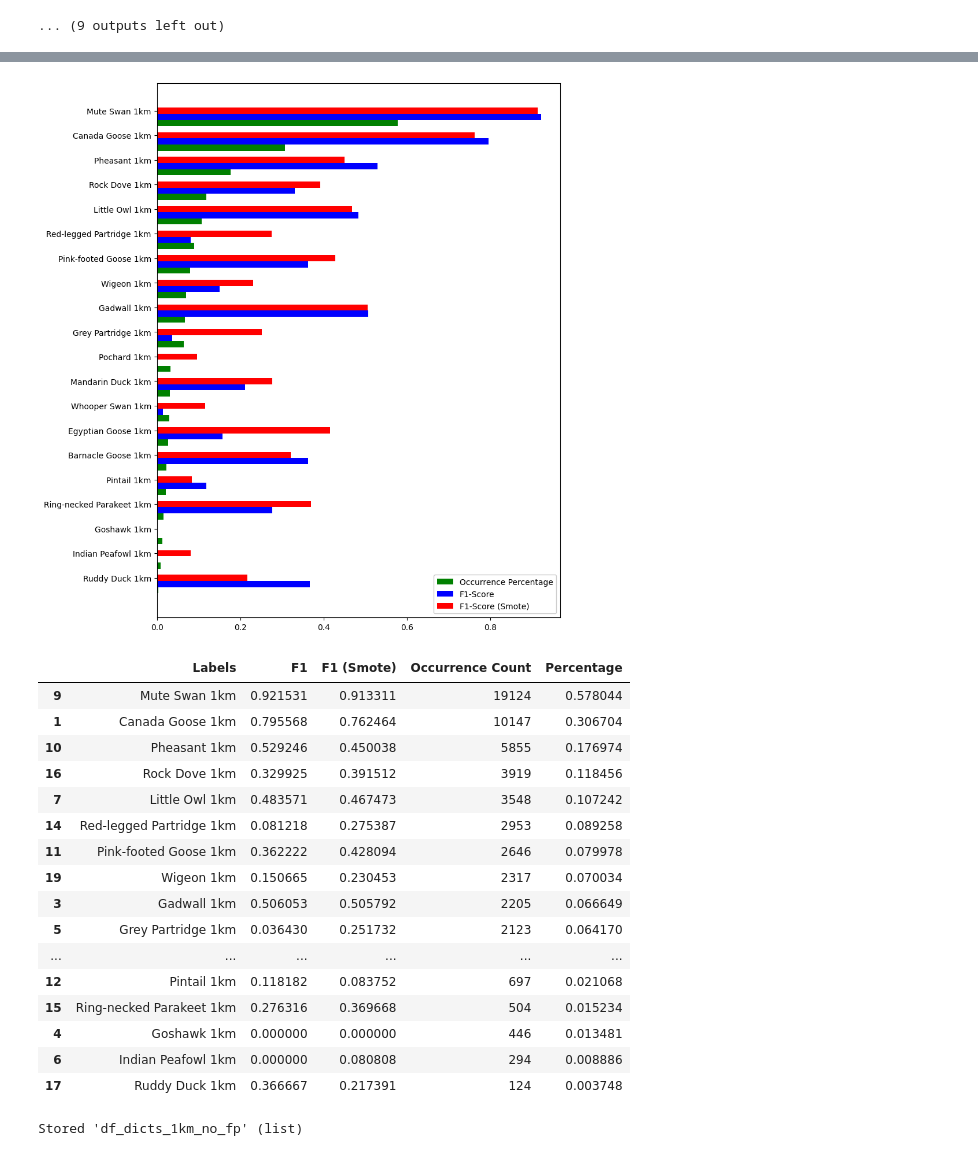
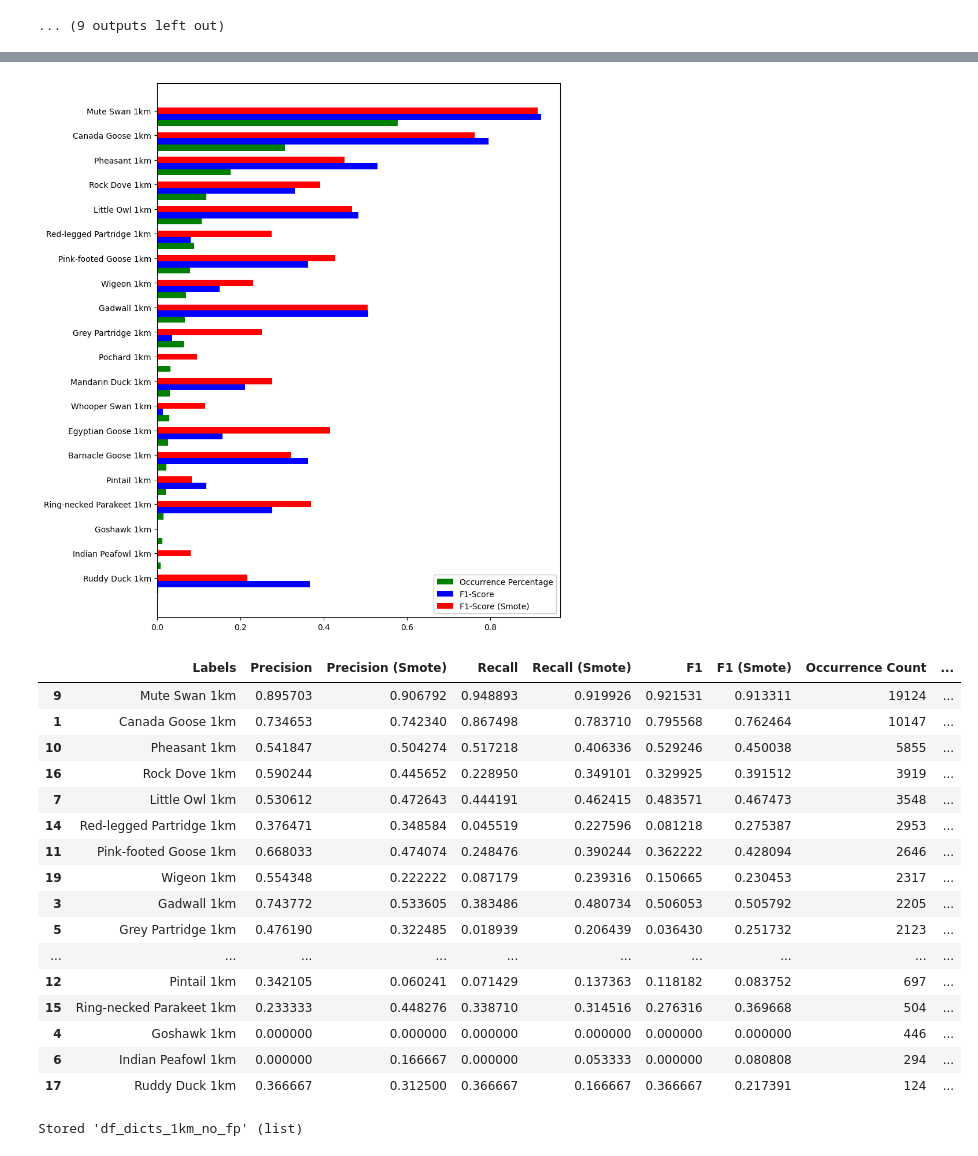
Before and after one commit to TimmoTismo/Invasive-Species-Distribution-Modelling, a Jupyter notebook: 1km_individual_species_model_different_features.ipynb, the cells around one changed output, grey strips where cells are left out. Saved outputs shown, nothing was run; the diff lists cells and outputs as text; code cells hidden in the pictures.

```diff
--- a/1km_individual_species_model_different_features.ipynb
+++ b/1km_individual_species_model_different_features.ipynb
@@ -574,53 +574,66 @@ import matplotlib.pyplot as plt
 plt.rcParams['figure.figsize'] = [9, 12]
 
 occurrence_count, occurrence_percentage = All_bird_occurrences['Occurrence Count'], All_bird_occurrences['Percentage']
+precision = []
+precision_smote = []
+recall = []
+recall_smote = []
 f1 = []
 f1_smote = []
 labels = []
 for dict in df_dicts:
+    precision.append(dict['report']['1']['precision'])
+    precision_smote.append(dict['report_smote']['1']['precision'])
+    recall.append(dict['report']['1']['recall'])
+    recall_smote.append(dict['report_smote']['1']['recall'])
     f1.append(dict['report']['1']['f1-score'])
     f1_smote.append(dict['report_smote']['1']['f1-score'])
     labels.append(dict['name'])
 
 
 
-scores = pd.DataFrame({'Labels' : labels, 'F1': f1, 'F1 (Smote)': f1_smote,'Occurrence Count' : occurrence_count, 'Percentage' : occurrence_percentage} )
+scores = pd.DataFrame({'Labels' : labels,
+                        'Precision': precision, 'Precision (Smote)': precision_smote,
+                        'Recall': recall, 'Recall (Smote)': recall_smote,
+                        'F1': f1, 'F1 (Smote)': f1_smote,
+                        'Occurrence Count' : occurrence_count, 'Percentage' : occurrence_percentage} )
+
 scores.sort_values('Occurrence Count', inplace=True)
 
 n=20
 r = np.arange(n)
 height = 0.25
 
 plt.barh(r, 'Percentage', data=scores, label='Occurrence Percentage', height = height, color='g')
 plt.barh(r+height, 'F1', data=scores, label='F1-Score',  height= height, color='b')
 plt.barh(r+height*2, 'F1 (Smote)', data=scores, label='F1-Score (Smote)',  height = height, color='r')
 plt.legend(framealpha=1, frameon=True)
 plt.yticks(r+height*2, scores['Labels'])
 
 
 plt.show()
 
 
 scores.sort_values('Occurrence Count', ascending=False)
 # %% [output]
 [figure]
-|  | Labels | F1 | F1 (Smote) | Occurrence Count | Percentage |
-| 9 | Mute Swan 1km | 0.921531 | 0.913311 | 19124 | 0.578044 |
-| 1 | Canada Goose 1km | 0.795568 | 0.762464 | 10147 | 0.306704 |
-| 10 | Pheasant 1km | 0.529246 | 0.450038 | 5855 | 0.176974 |
-| 16 | Rock Dove 1km | 0.329925 | 0.391512 | 3919 | 0.118456 |
-| 7 | Little Owl 1km | 0.483571 | 0.467473 | 3548 | 0.107242 |
-| 14 | Red-legged Partridge 1km | 0.081218 | 0.275387 | 2953 | 0.089258 |
-| 11 | Pink-footed Goose 1km | 0.362222 | 0.428094 | 2646 | 0.079978 |
-| 19 | Wigeon 1km | 0.150665 | 0.230453 | 2317 | 0.070034 |
-| 3 | Gadwall 1km | 0.506053 | 0.505792 | 2205 | 0.066649 |
-| 5 | Grey Partridge 1km | 0.036430 | 0.251732 | 2123 | 0.064170 |
-| ... | ... | ... | ... | ... | ... |
-| 12 | Pintail 1km | 0.118182 | 0.083752 | 697 | 0.021068 |
-| 15 | Ring-necked Parakeet 1km | 0.276316 | 0.369668 | 504 | 0.015234 |
-| 4 | Goshawk 1km | 0.000000 | 0.000000 | 446 | 0.013481 |
-| 6 | Indian Peafowl 1km | 0.000000 | 0.080808 | 294 | 0.008886 |
-| 17 | Ruddy Duck 1km | 0.366667 | 0.217391 | 124 | 0.003748 |
+|  | Labels | Precision | Precision (Smote) | Recall | Recall (Smote) | F1 | F1 (Smote) | Occurrence Count | ... |
+| 9 | Mute Swan 1km | 0.895703 | 0.906792 | 0.948893 | 0.919926 | 0.921531 | 0.913311 | 19124 | ... |
+| 1 | Canada Goose 1km | 0.734653 | 0.742340 | 0.867498 | 0.783710 | 0.795568 | 0.762464 | 10147 | ... |
+| 10 | Pheasant 1km | 0.541847 | 0.504274 | 0.517218 | 0.406336 | 0.529246 | 0.450038 | 5855 | ... |
+| 16 | Rock Dove 1km | 0.590244 | 0.445652 | 0.228950 | 0.349101 | 0.329925 | 0.391512 | 3919 | ... |
+| 7 | Little Owl 1km | 0.530612 | 0.472643 | 0.444191 | 0.462415 | 0.483571 | 0.467473 | 3548 | ... |
+| 14 | Red-legged Partridge 1km | 0.376471 | 0.348584 | 0.045519 | 0.227596 | 0.081218 | 0.275387 | 2953 | ... |
+| 11 | Pink-footed Goose 1km | 0.668033 | 0.474074 | 0.248476 | 0.390244 | 0.362222 | 0.428094 | 2646 | ... |
+| 19 | Wigeon 1km | 0.554348 | 0.222222 | 0.087179 | 0.239316 | 0.150665 | 0.230453 | 2317 | ... |
+| 3 | Gadwall 1km | 0.743772 | 0.533605 | 0.383486 | 0.480734 | 0.506053 | 0.505792 | 2205 | ... |
+| 5 | Grey Partridge 1km | 0.476190 | 0.322485 | 0.018939 | 0.206439 | 0.036430 | 0.251732 | 2123 | ... |
+| ... | ... | ... | ... | ... | ... | ... | ... | ... | ... |
+| 12 | Pintail 1km | 0.342105 | 0.060241 | 0.071429 | 0.137363 | 0.118182 | 0.083752 | 697 | ... |
+| 15 | Ring-necked Parakeet 1km | 0.233333 | 0.448276 | 0.338710 | 0.314516 | 0.276316 | 0.369668 | 504 | ... |
+| 4 | Goshawk 1km | 0.000000 | 0.000000 | 0.000000 | 0.000000 | 0.000000 | 0.000000 | 446 | ... |
+| 6 | Indian Peafowl 1km | 0.000000 | 0.166667 | 0.000000 | 0.053333 | 0.000000 | 0.080808 | 294 | ... |
+| 17 | Ruddy Duck 1km | 0.366667 | 0.312500 | 0.366667 | 0.166667 | 0.366667 | 0.217391 | 124 | ... |
 # %%
 # Store dictionaries for later use
 df_dicts_1km_no_fp = df_dicts
```
Also changed, not shown: parts of 2 cells of this notebook, 7 other files.
